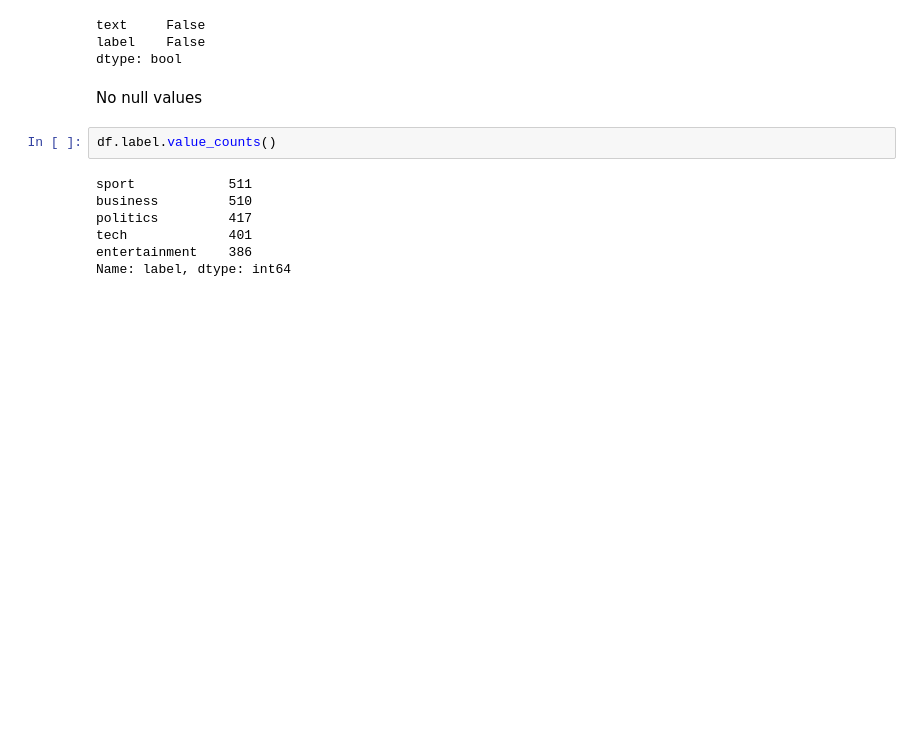
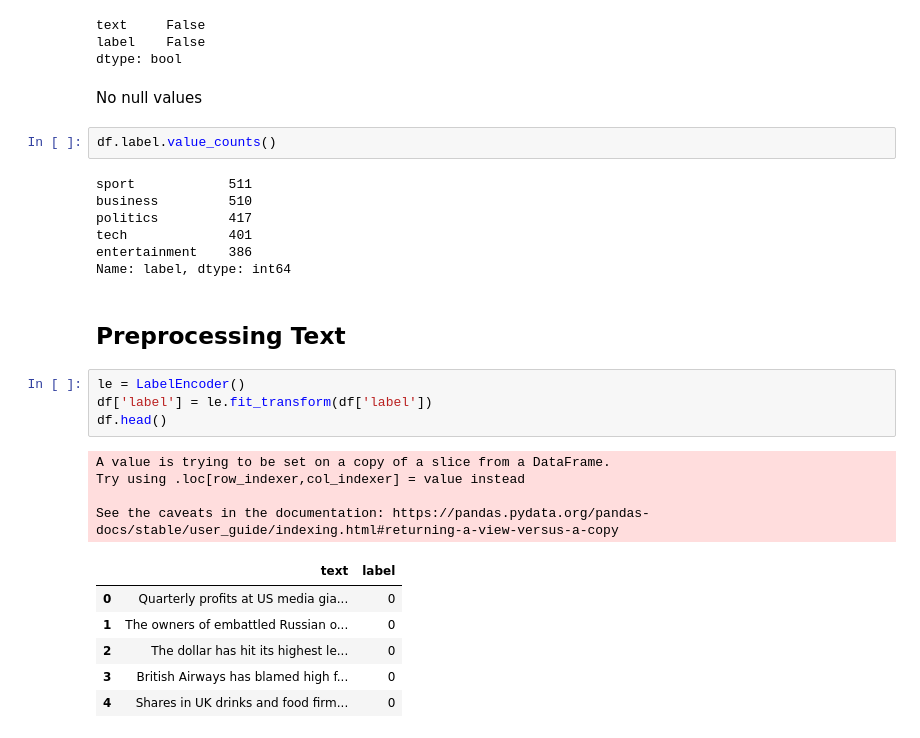
Before and after one commit to bikramdutta/bert_document_classification, a Jupyter notebook: bert_dc_bbc.ipynb, the cells around one changed output. Drawn from its saved outputs; the diff is of its cells as text; blank space fills up the shorter version.

```diff
--- a/bert_dc_bbc.ipynb
+++ b/bert_dc_bbc.ipynb
@@ -120,3 +130,20 @@ politics         417
 tech             401
 entertainment    386
 Name: label, dtype: int64
+# %% [markdown]
+## Preprocessing Text
+# %%
+le = LabelEncoder()
+df['label'] = le.fit_transform(df['label'])
+df.head()
+# %% [output]
+A value is trying to be set on a copy of a slice from a DataFrame.
+Try using .loc[row_indexer,col_indexer] = value instead
+
+See the caveats in the documentation: https://pandas.pydata.org/pandas-docs/stable/user_guide/indexing.html#returning-a-view-versus-a-copy
+|  | text | label |
+| 0 | Quarterly profits at US media gia... | 0 |
+| 1 | The owners of embattled Russian o... | 0 |
+| 2 | The dollar has hit its highest le... | 0 |
+| 3 | British Airways has blamed high f... | 0 |
+| 4 | Shares in UK drinks and food firm... | 0 |
```
Also changed, not shown: parts of 35 cells of this notebook.
